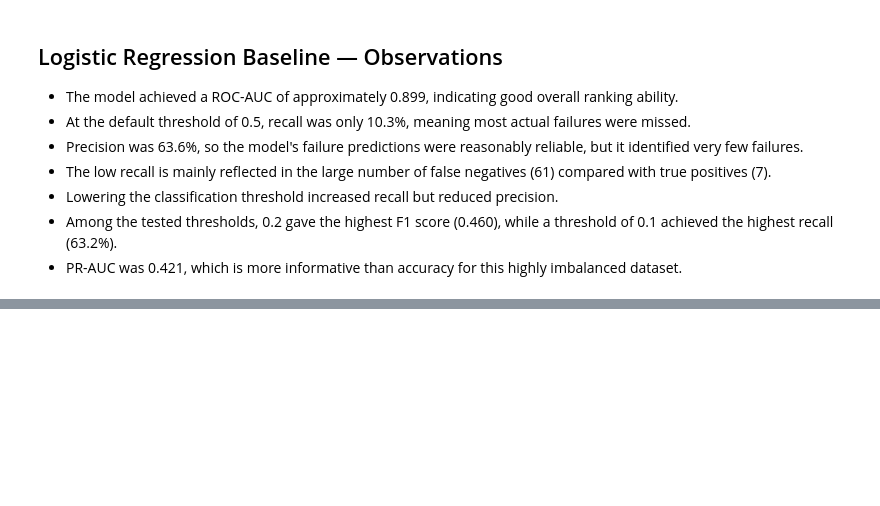
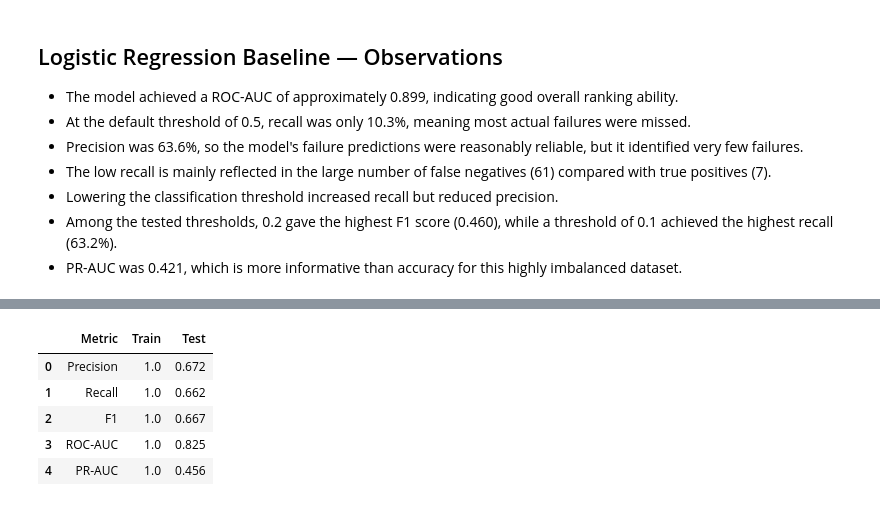
Before and after one commit to sathvik-reddy28/Intelligent-Predictive-Maintenance, a Jupyter notebook: notebooks/predictive_maintenance.ipynb, the cells around one changed output, grey strips where cells are left out. Drawn from its saved outputs; the diff is of its cells as text; code cells hidden in the pictures; blank space fills up the shorter version.

Commit message:
Add Decision Tree Experiments and Overfitting Analysis

```diff
--- a/notebooks/predictive_maintenance.ipynb
+++ b/notebooks/predictive_maintenance.ipynb
@@ -158,0 +220,9 @@ threshold_results
+# %%
+from sklearn.tree import DecisionTreeClassifier
+
+dt_model=DecisionTreeClassifier(
+    criterion="gini",
+    random_state=42
+)
+
+dt_model.fit(X_train_processed,y_train)
@@ -158,0 +231,6 @@ threshold_results
+# %%
+y_pred_dt=dt_model.predict(X_test_processed)
+y_prob_dt=dt_model.predict_proba(X_test_processed)[:,1]
+
+print(y_pred_dt)
+print(y_prob_dt)
@@ -158,0 +279,46 @@ threshold_results
+# %%
+# Training predictions
+y_train_pred_dt = dt_model.predict(X_train_processed)
+y_train_prob_dt = dt_model.predict_proba(X_train_processed)[:, 1]
+
+# Training metrics
+train_precision_dt = precision_score(y_train, y_train_pred_dt)
+train_recall_dt = recall_score(y_train, y_train_pred_dt)
+train_f1_dt = f1_score(y_train, y_train_pred_dt)
+train_roc_auc_dt = roc_auc_score(y_train, y_train_prob_dt)
+train_pr_auc_dt = average_precision_score(y_train, y_train_prob_dt)
+
+# Test metrics (reuse the predictions already calculated)
+test_precision_dt = precision_score(y_test, y_pred_dt)
+test_recall_dt = recall_score(y_test, y_pred_dt)
+test_f1_dt = f1_score(y_test, y_pred_dt)
+test_roc_auc_dt = roc_auc_score(y_test, y_prob_dt)
+test_pr_auc_dt = average_precision_score(y_test, y_prob_dt)
+
+# Compare
+dt_comparison = pd.DataFrame({
+    "Metric": ["Precision", "Recall", "F1", "ROC-AUC", "PR-AUC"],
+    "Train": [
+        train_precision_dt,
+        train_recall_dt,
+        train_f1_dt,
+        train_roc_auc_dt,
+        train_pr_auc_dt
+    ],
+    "Test": [
+        test_precision_dt,
+        test_recall_dt,
+        test_f1_dt,
+        test_roc_auc_dt,
+        test_pr_auc_dt
+    ]
+})
+
+dt_comparison.round(3)
+# %% [output]
+|  | Metric | Train | Test |
+| 0 | Precision | 1.0 | 0.672 |
+| 1 | Recall | 1.0 | 0.662 |
+| 2 | F1 | 1.0 | 0.667 |
+| 3 | ROC-AUC | 1.0 | 0.825 |
+| 4 | PR-AUC | 1.0 | 0.456 |
```
Also changed, not shown: parts of 14 cells of this notebook.
